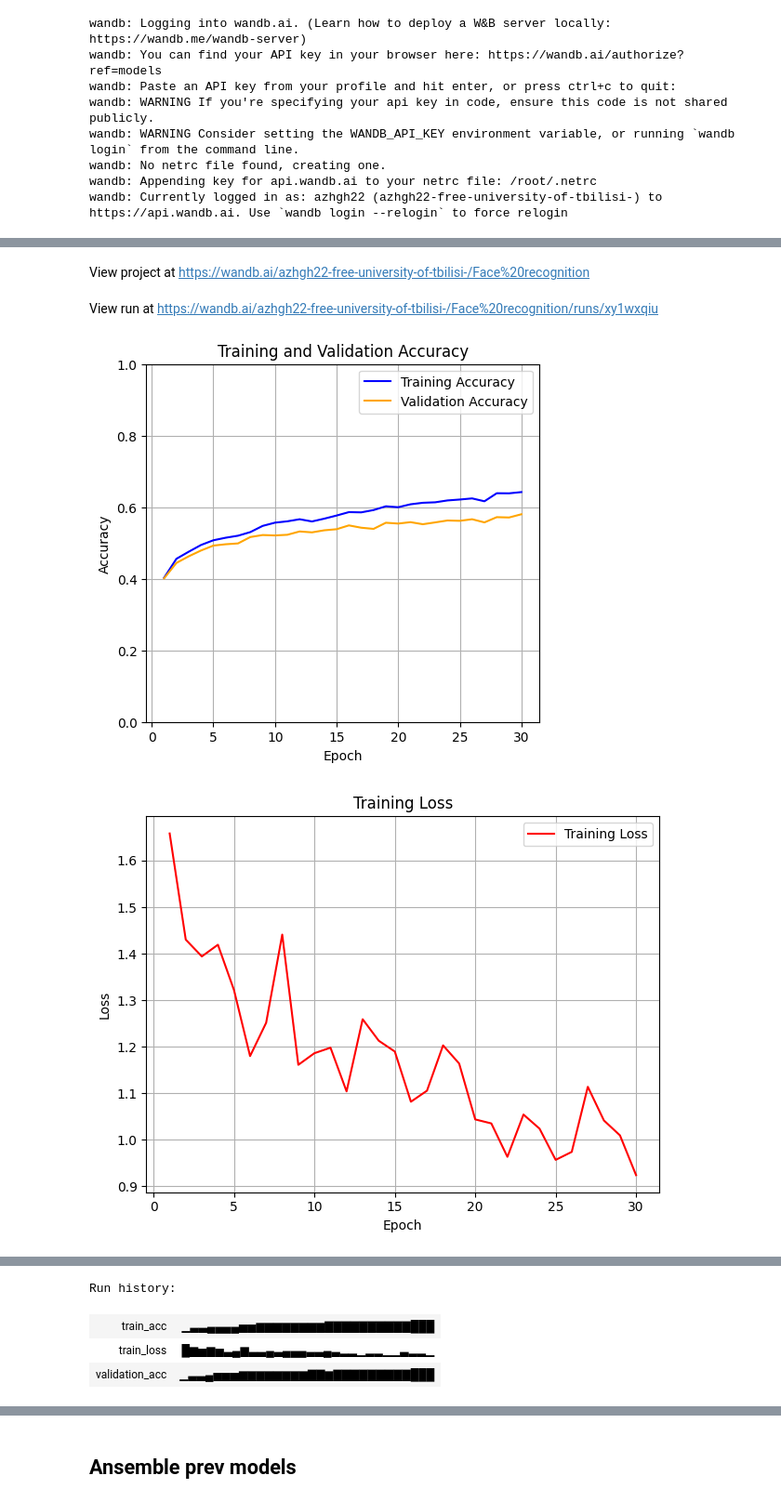
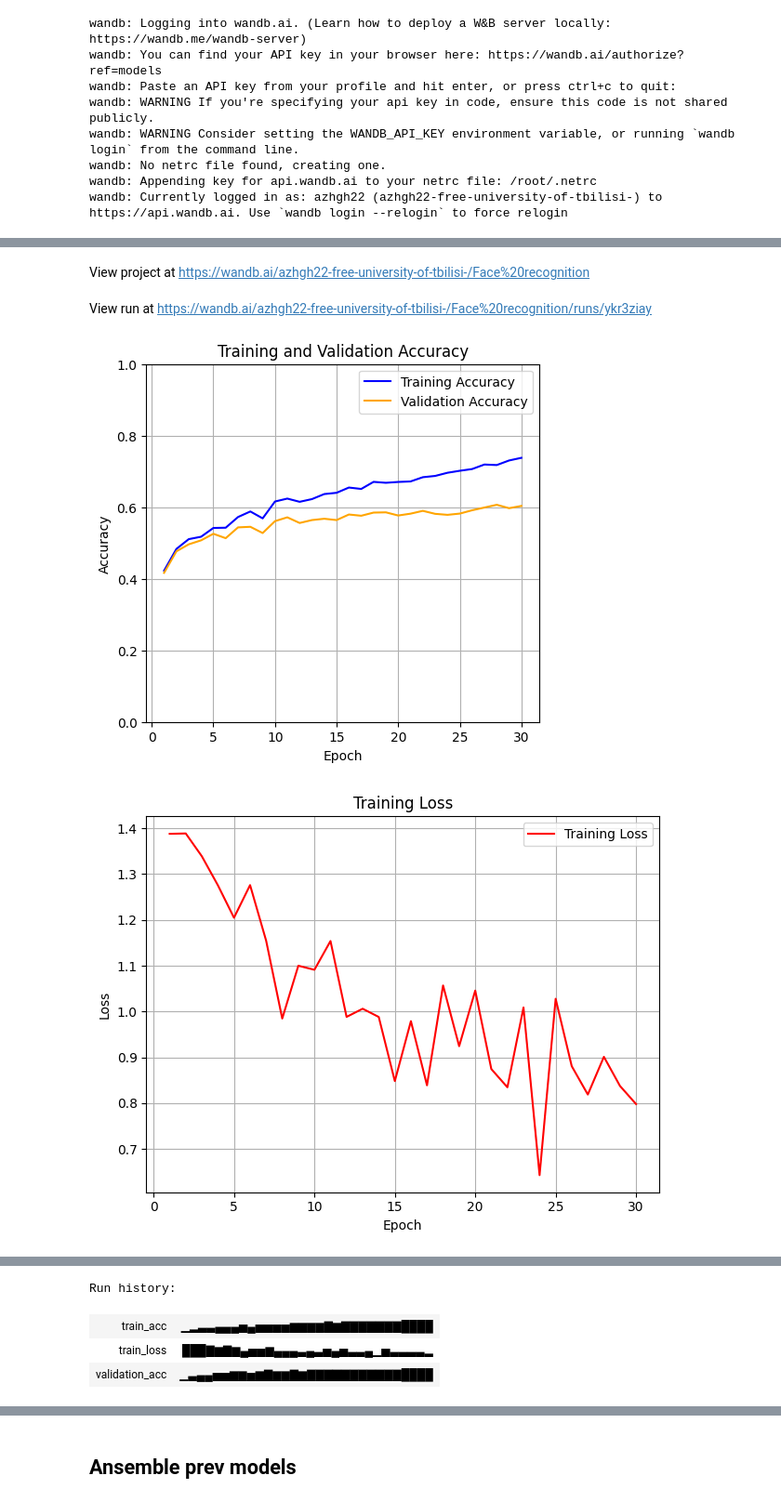
Before and after one commit to azhgh22/ML04_Facial_Expression_Recognition_Challenge, a Jupyter notebook: model.ipynb, the cells around one changed output, grey strips where cells are left out. Shown: that part at 93% size. Cells and saved outputs as stored; diff of their text form; code cells hidden in the pictures.

```diff
--- a/model.ipynb
+++ b/model.ipynb
@@ -188,39 +188,40 @@ class EmotionNet(nn.Module):
 
         self.conv_block2 = nn.Sequential(
             nn.Conv2d(32, 64, kernel_size=3, padding=1),
-            # nn.Dropout(0.25),
+            nn.Dropout(0.2),
             nn.BatchNorm2d(64),
-            nn.Tanh(),
-            nn.MaxPool2d(2)
+            nn.ReLU(),
+            # nn.MaxPool2d(2)
         )
 
 
         self.conv_block3 = nn.Sequential(
             nn.Conv2d(64, 128, kernel_size=3, padding=1),
             nn.BatchNorm2d(128),
-            nn.Tanh(),
-            # nn.MaxPool2d(2)
+            nn.ReLU(),
+            nn.MaxPool2d(2)
         )
 
         self.conv_block4 = nn.Sequential(
             nn.Conv2d(128, 256, kernel_size=3, padding=1),
             nn.BatchNorm2d(256),
-            nn.Tanh(),
+            nn.ReLU(),
             # nn.MaxPool2d(2)
         )
 
         self.conv_block5 = nn.Sequential(
             nn.Conv2d(256, 512, kernel_size=3, padding=1),
             nn.BatchNorm2d(512),
-            nn.Tanh(),
-            nn.MaxPool2d(2)
+            nn.ReLU(),
+            # nn.MaxPool2d(2)
         )
 
         self.fc = nn.Sequential(
             nn.Flatten(),                          # → (128*6*6)
-            nn.Linear(6*6*512, 256),
+            nn.Linear(12*12*512, 256),
+            nn.BatchNorm1d(256),
             nn.ReLU(),
-            # nn.Dropout(0.2),
+            nn.Dropout(0.2),
             nn.Linear(256, 128),
             nn.BatchNorm1d(128),
             nn.ReLU(),
@@ -437,10 +438,10 @@ config = {
     "architecture": "3 CNN net(32,64,128,256,512) channels",
     "optimizer" : "Adam",
     "loss function" : "Cross-entropy loss",
-    "architecture" : "run11",
-    "activation function" : "TanH",
+    "architecture" : "run12",
+    "activation function" : "Relu",
     "batchnorm" : "No",
-    "drop out" : 0,
+    "drop out" : [0.2],
     "weight_decay" : 0,
     "maxPullLayer" : "2x2",
     "RandomHorizontalFlip": "Yes",
@@ -527,10 +528,10 @@ Syncing run run11 to Weights & Biases (docs)
 View project at https://wandb.ai/azhgh22-free-university-of-tbilisi-/Face%20recognition
-View run at https://wandb.ai/azhgh22-free-university-of-tbilisi-/Face%20recognition/runs/xy1wxqiu
+View run at https://wandb.ai/azhgh22-free-university-of-tbilisi-/Face%20recognition/runs/ykr3ziay
-[figure, old version]
+[figure, new version]
-[figure, old version]
+[figure, new version]
 [interactive output not drawn]
 Run history:
-| train_acc | ▁▃▃▄▄▄▄▅▅▆▆▆▆▆▆▆▆▇▇▇▇▇▇▇▇▇▇███ |
-| train_loss | █▆▅▆▅▃▄▆▃▃▄▃▄▄▄▃▃▄▃▂▂▁▂▂▁▁▃▂▂▁ |
-| validation_acc | ▁▃▃▄▅▅▅▆▆▆▆▆▆▆▆▇▇▆▇▇▇▇▇▇▇▇▇███ |
+| train_acc | ▁▂▃▃▄▄▄▅▄▅▅▅▅▆▆▆▆▇▆▇▇▇▇▇▇▇████ |
+| train_loss | ███▇▆▇▆▄▅▅▆▄▄▄▃▄▃▅▄▅▃▃▄▁▅▃▃▃▃▂ |
+| validation_acc | ▁▃▄▄▅▅▆▆▅▆▇▆▆▇▆▇▇▇▇▇▇▇▇▇▇▇████ |
 Run summary:
```
Also changed, not shown: parts of 6 cells of this notebook.
